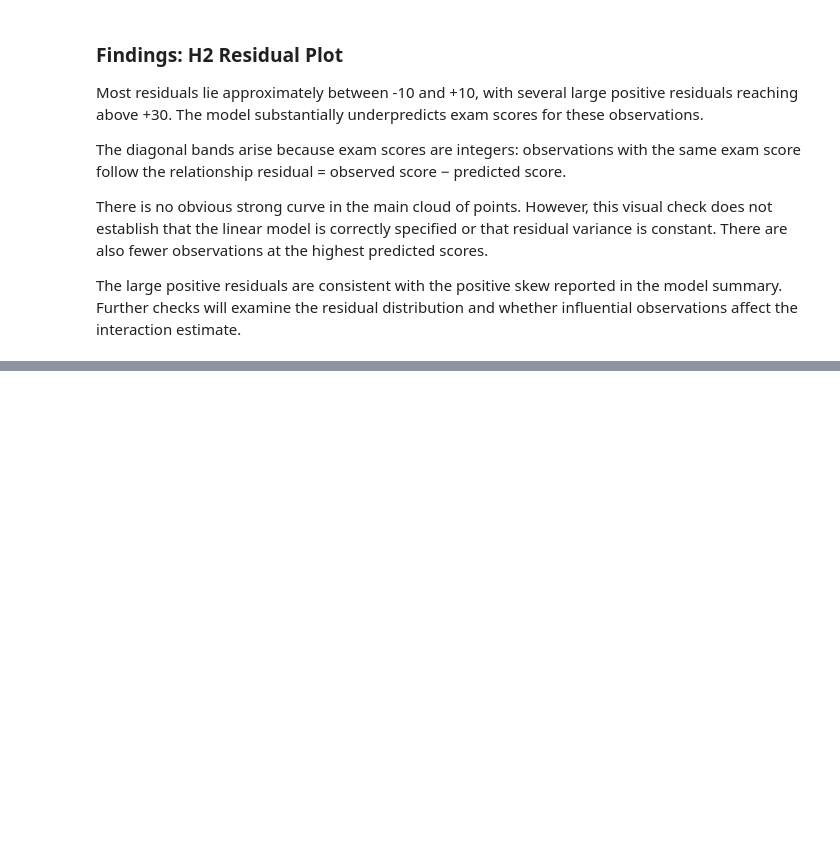
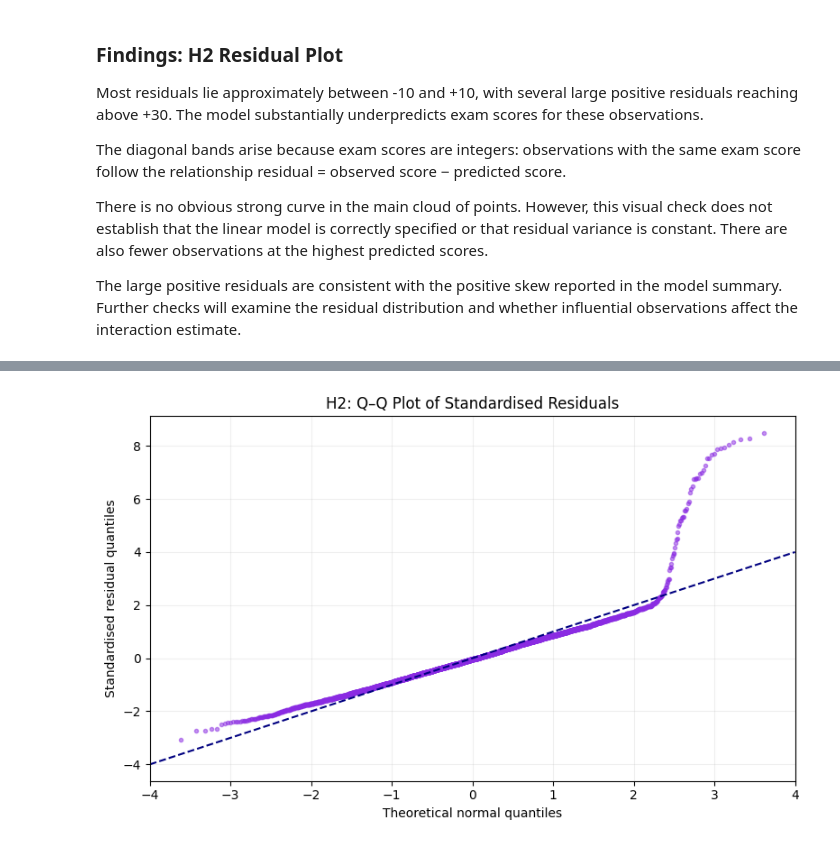
Before and after one commit to LieneRubule/student-performance-analysis, a Jupyter notebook: jupyter_notebooks/Student_Performance_Hypothesis_Testing.ipynb, the cells around one changed output, grey strips where cells are left out. Drawn from its saved outputs; the diff is of its cells as text; code cells hidden in the pictures; blank space fills up the shorter version.

Commit message:
Add H2 Q-Q diagnostic plot and interpret residual distribution

```diff
--- a/jupyter_notebooks/Student_Performance_Hypothesis_Testing.ipynb
+++ b/jupyter_notebooks/Student_Performance_Hypothesis_Testing.ipynb
@@ -1144,0 +1155,48 @@ the interaction estimate.
+# %%
+# Created with assistance from ChatGPT.
+# Source:
+# https://www.statsmodels.org/stable/generated/statsmodels.graphics.gofplots.qqplot.html
+
+import statsmodels.api as sm
+
+fig, ax = plt.subplots(figsize=(8, 5))
+
+# Standardise residuals and show individual points without joining them.
+sm.qqplot(
+    h2_model.resid,
+    fit=True,
+    line=None,
+    ax=ax,
+    marker="o",
+    markersize=3,
+    markerfacecolor="blueviolet",
+    markeredgecolor="blueviolet",
+    alpha=0.5,
+    linestyle="None"
+)
+
+# Add the normal-distribution reference line.
+ax.plot(
+    [-4, 4],
+    [-4, 4],
+    color="navy",
+    linestyle="--",
+    linewidth=1.5
+)
+
+ax.set_xlim(-4, 4)
+ax.set_title("H2: Q–Q Plot of Standardised Residuals")
+ax.set_xlabel("Theoretical normal quantiles")
+ax.set_ylabel("Standardised residual quantiles")
+ax.grid(alpha=0.2)
+
+fig.tight_layout()
+fig.savefig(
+    "../visualisations/h2_qq_plot.png",
+    dpi=300,
+    bbox_inches="tight"
+)
+
+plt.show()
+# %% [output]
+[figure, added]
```
Also changed, not shown: parts of 2 cells of this notebook, 1 other file.
